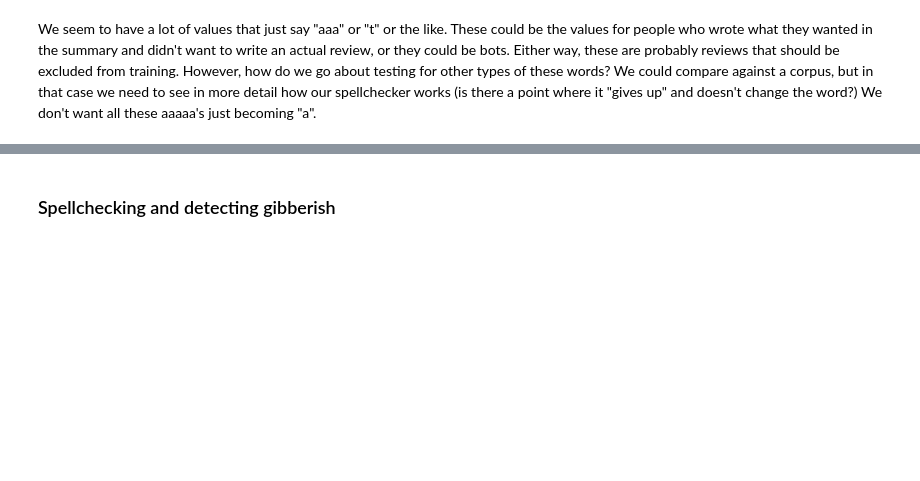
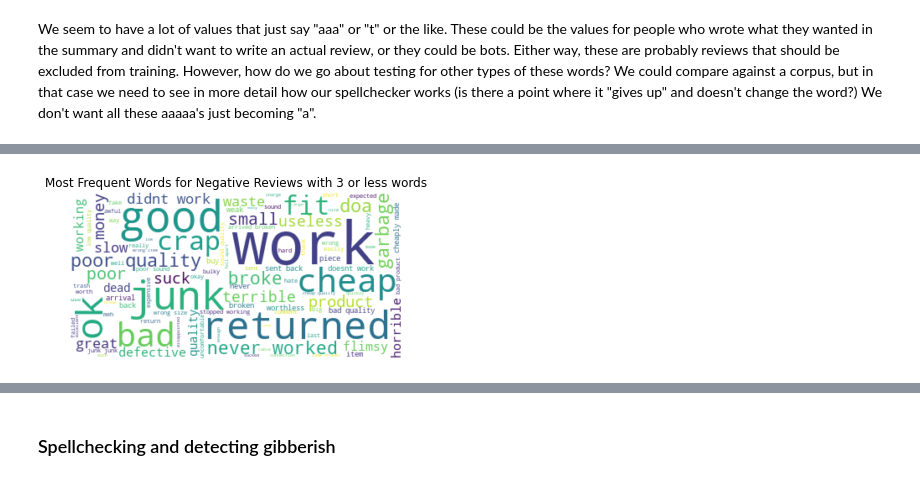
Before and after one commit to dannygallagher/Amazon-Review-Sentiment-Analysis, a Jupyter notebook: Preprocessing and EDA.ipynb, the cells around one changed output, grey strips where cells are left out. Saved outputs shown, nothing was run; the diff lists cells and outputs as text; code cells hidden in the pictures; blank space fills up the shorter version.

```diff
--- a/Preprocessing and EDA.ipynb
+++ b/Preprocessing and EDA.ipynb
@@ -555,0 +780,9 @@ We seem to have a lot of values that just say "aaa" or "t" or the like. These co
+# %%
+negwordcloud = WordCloud(stopwords=stopwords, max_words=100, background_color="white").generate(neg_text)
+plt.figure()
+plt.imshow(negwordcloud, interpolation="bilinear")
+plt.axis("off")
+plt.title('Most Frequent Words for Negative Reviews with 3 or less words')
+plt.show()
+# %% [output]
+[figure, added]
```
Also changed, not shown: parts of 115 cells of this notebook.
